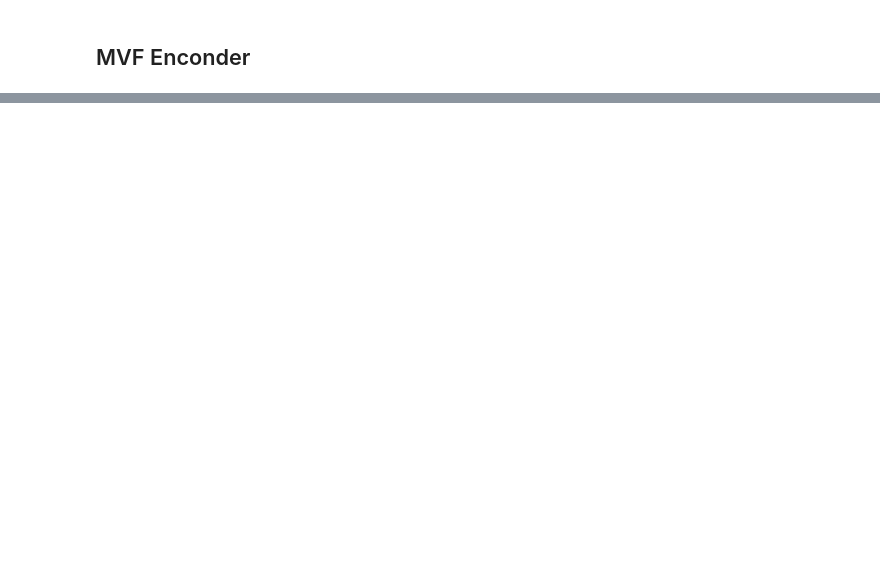
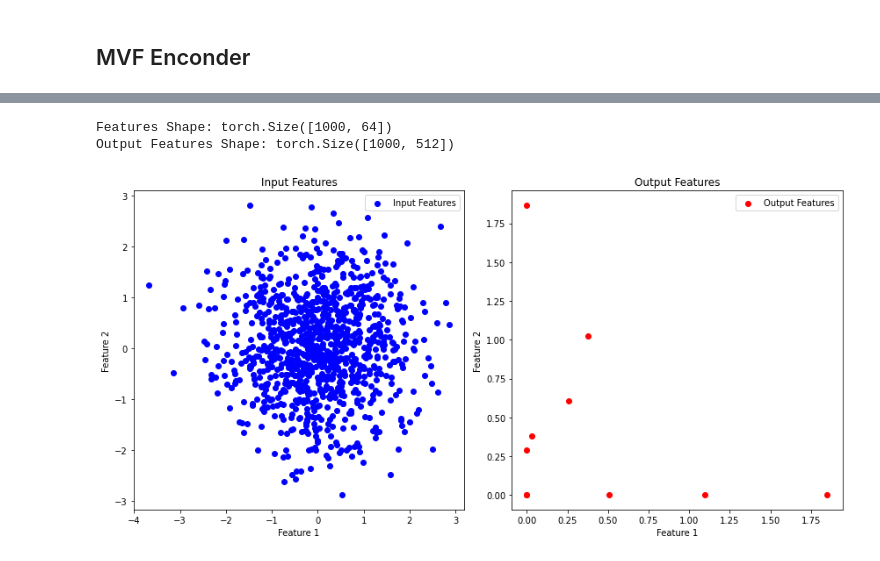
Before and after one commit to AIR-UFG/pillarnext_explained, a Jupyter notebook: nbs/03_model_readers.ipynb, the cells around one changed output, grey strips where cells are left out. Cells and saved outputs as stored; diff of their text form; code cells hidden in the pictures; blank space fills up the shorter version.

```diff
--- a/nbs/03_model_readers.ipynb
+++ b/nbs/03_model_readers.ipynb
@@ -17,6 +17,7 @@ from pillarnext_explained.model_utils import SparseConvBlock, SparseBasicBlock
 #|eval: false
 #|hide
 import matplotlib.pyplot as plt
+DEVICE = torch.device('cuda' if torch.cuda.is_available() else 'cpu')
 # %% [markdown]
 ## Pillar Encoder
 # %%
@@ -858,3 +951,63 @@ class SingleView(nn.Module):
+# %%
+#|eval: false
+# Instantiate the SingleView model
+in_channels = 64
+num_filters = [128, 256]
+layer_nums = [2, 2]
+ds_layer_strides = [2, 2]
+ds_num_filters = [256, 512]
+kernel_size = [3, 3]
+mode = 'pillar'
+voxel_size = [0.2, 0.2]
+pc_range = [-50, -50]
+norm_cfg = None
+act_cfg = None
+
+model = SingleView(in_channels, num_filters, layer_nums, ds_layer_strides, ds_num_filters, kernel_size, mode, voxel_size, pc_range, norm_cfg, act_cfg).to(DEVICE)
+
+# Create dummy data and transfer to the same device
+features = torch.randn(1000, 64, dtype=torch.float32).to(DEVICE)
+unq = torch.randint(0, 10, (1000, 3), dtype=torch.int32).to(DEVICE)
+unq_inv = torch.randint(0, 1000, (1000,), dtype=torch.int64).to(DEVICE)
+grid_size = [200, 200]  # 2D spatial shape
+
+# Input shapes
+print("Features Shape:", features.shape)
+
+# Forward pass
+output_features = model(features, unq, unq_inv, grid_size)
+
+print("Output Features Shape:", output_features.shape)
+# %% [output]
+Features Shape: torch.Size([1000, 64])
+Output Features Shape: torch.Size([1000, 512])
+# %%
+#|eval: false
+# Visualize input features (first two dimensions) before processing
+plt.figure(figsize=(12, 6))
+
+plt.subplot(1, 2, 1)
+plt.scatter(features[:, 0].cpu().numpy(), features[:, 1].cpu().numpy(), c='blue', label='Input Features')
+plt.title('Input Features')
+plt.xlabel('Feature 1')
+plt.ylabel('Feature 2')
+plt.legend()
+
+# Detach the output tensor from the computation graph
+output = output.detach()
+
+# Visualize output features (first two dimensions) after processing
+plt.subplot(1, 2, 2)
+plt.scatter(output[:, 0].cpu().numpy(), output[:, 1].cpu().numpy(), c='red', label='Output Features')
+plt.title('Output Features')
+plt.xlabel('Feature 1')
+plt.ylabel('Feature 2')
+plt.legend()
+
+plt.tight_layout()
+plt.show()
+# %% [output]
+[figure, added]
 # %%
 #|exports
 class MVFFeatureNet(nn.Module):
```
Also changed, not shown: parts of 13 cells of this notebook, 2 other files.
